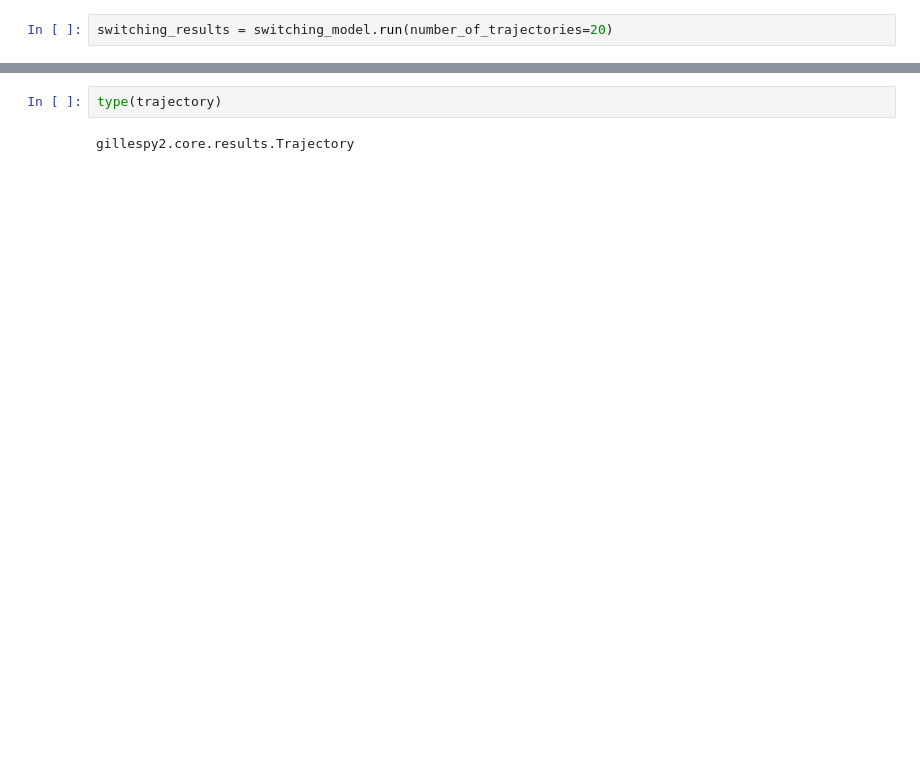
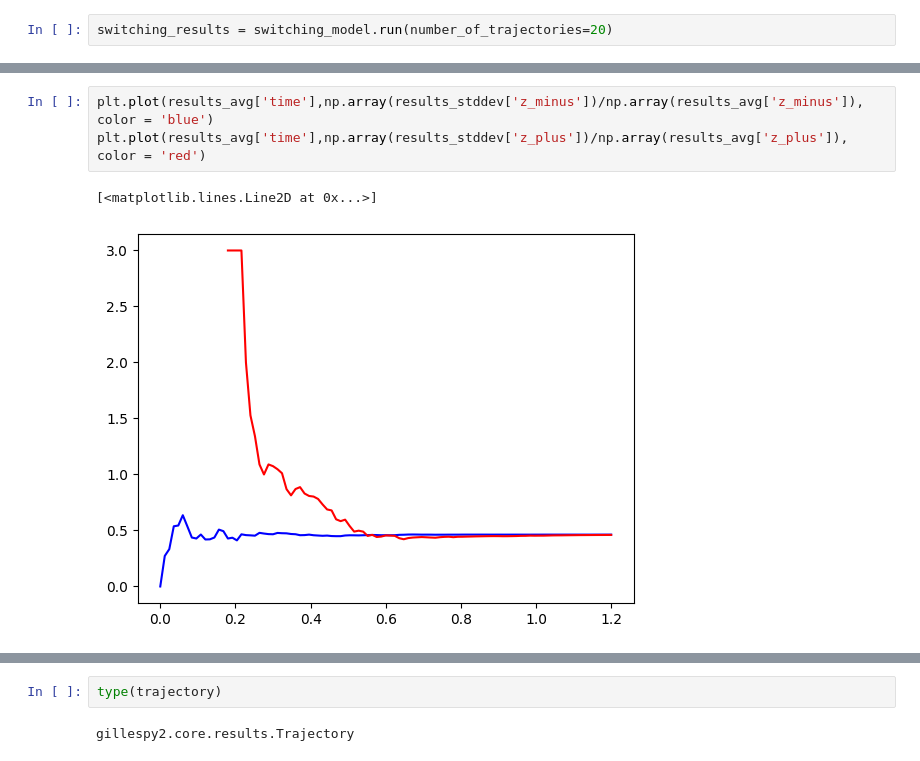
Before and after one commit to claracanavese/switching_process, a Jupyter notebook: gillespie.ipynb, the cells around one changed output, grey strips where cells are left out. Saved outputs shown, nothing was run; the diff lists cells and outputs as text; blank space fills up the shorter version.

```diff
--- a/gillespie.ipynb
+++ b/gillespie.ipynb
@@ -95,0 +107,6 @@ switching_results.plot()
+# %%
+plt.plot(results_avg['time'],np.array(results_stddev['z_minus'])/np.array(results_avg['z_minus']), color = 'blue')
+plt.plot(results_avg['time'],np.array(results_stddev['z_plus'])/np.array(results_avg['z_plus']), color = 'red')
+# %% [output]
+[<matplotlib.lines.Line2D at 0x...>]
+[figure, added]
```
Also changed, not shown: parts of 19 cells of this notebook.
